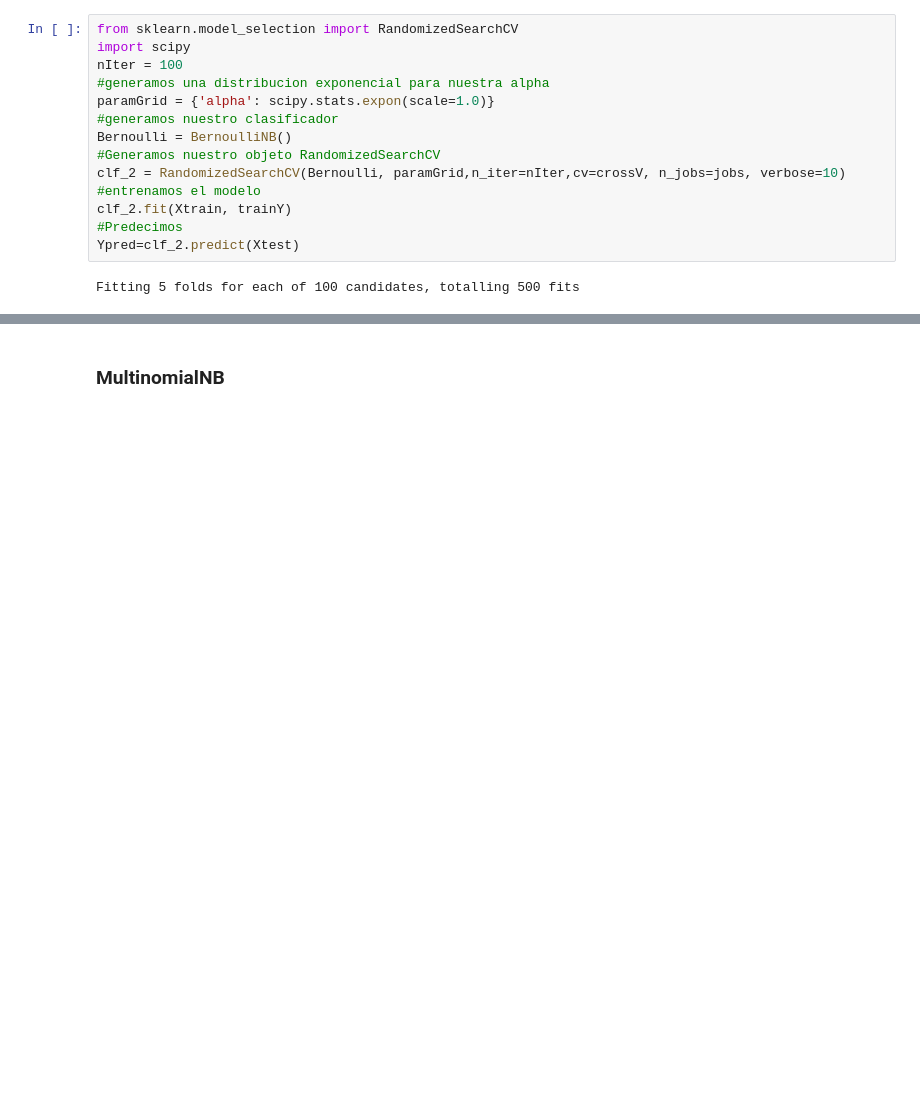
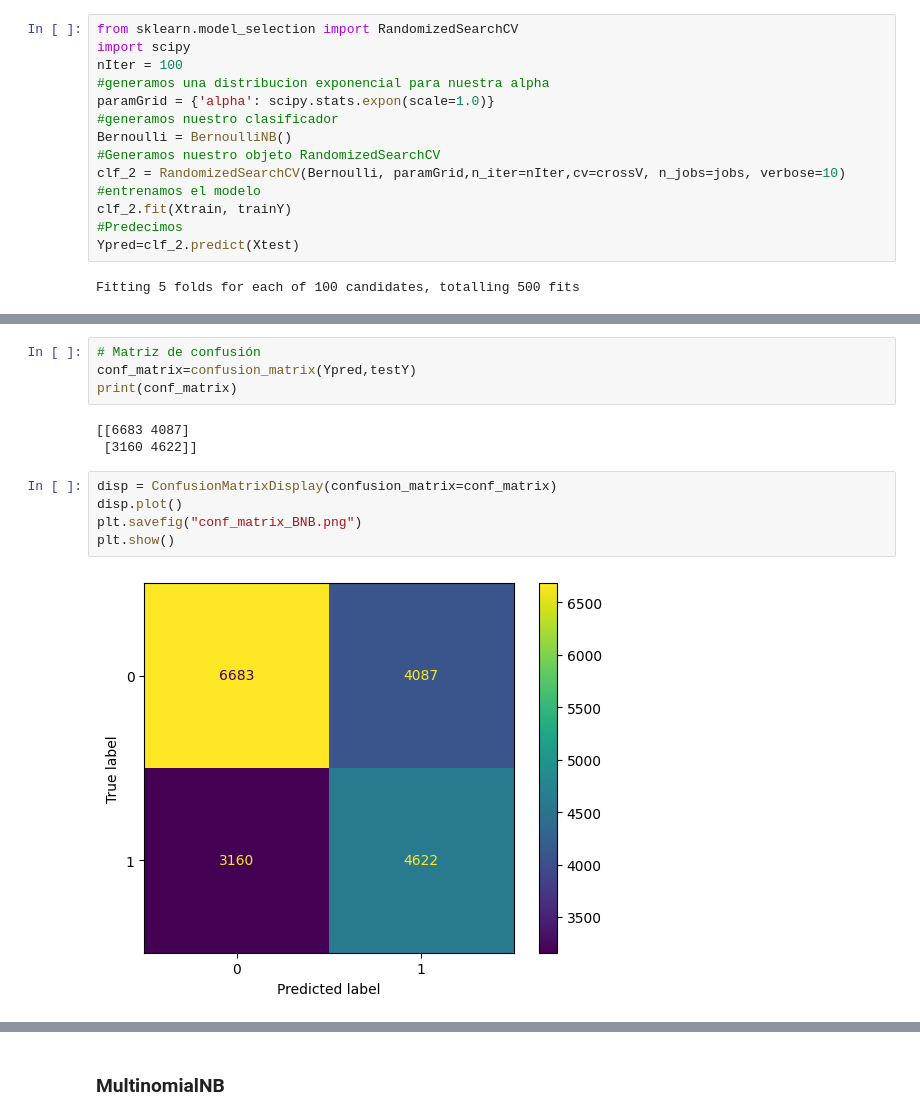
Before and after one commit to CamilaVillazon/DataScience, a Jupyter notebook: src/T7_ClasificacionBayesiana.ipynb, the cells around one changed output, grey strips where cells are left out. Cells and saved outputs as stored; diff of their text form; blank space fills up the shorter version.

```diff
--- a/src/T7_ClasificacionBayesiana.ipynb
+++ b/src/T7_ClasificacionBayesiana.ipynb
@@ -271,3 +272,17 @@ Confusion matrix:
         fit_prior: True
 
         force_alpha: True
+# %%
+# Matriz de confusión
+conf_matrix=confusion_matrix(Ypred,testY)
+print(conf_matrix)
+# %% [output]
+[[6683 4087]
+ [3160 4622]]
+# %%
+disp = ConfusionMatrixDisplay(confusion_matrix=conf_matrix)
+disp.plot()
+plt.savefig("conf_matrix_BNB.png")
+plt.show()
+# %% [output]
+[figure, added]
```
Also changed, not shown: parts of 14 cells of this notebook, 1 other file.
